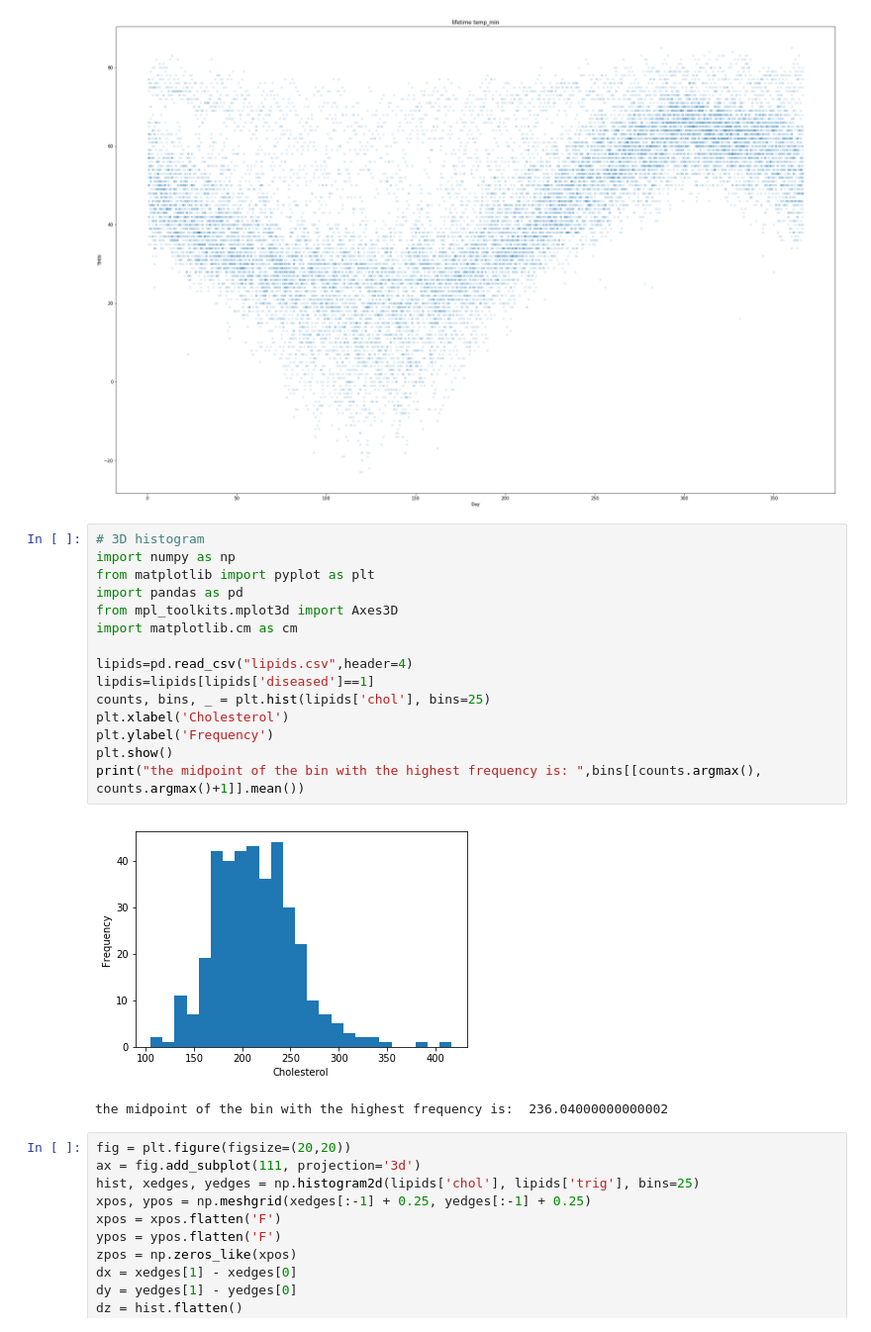
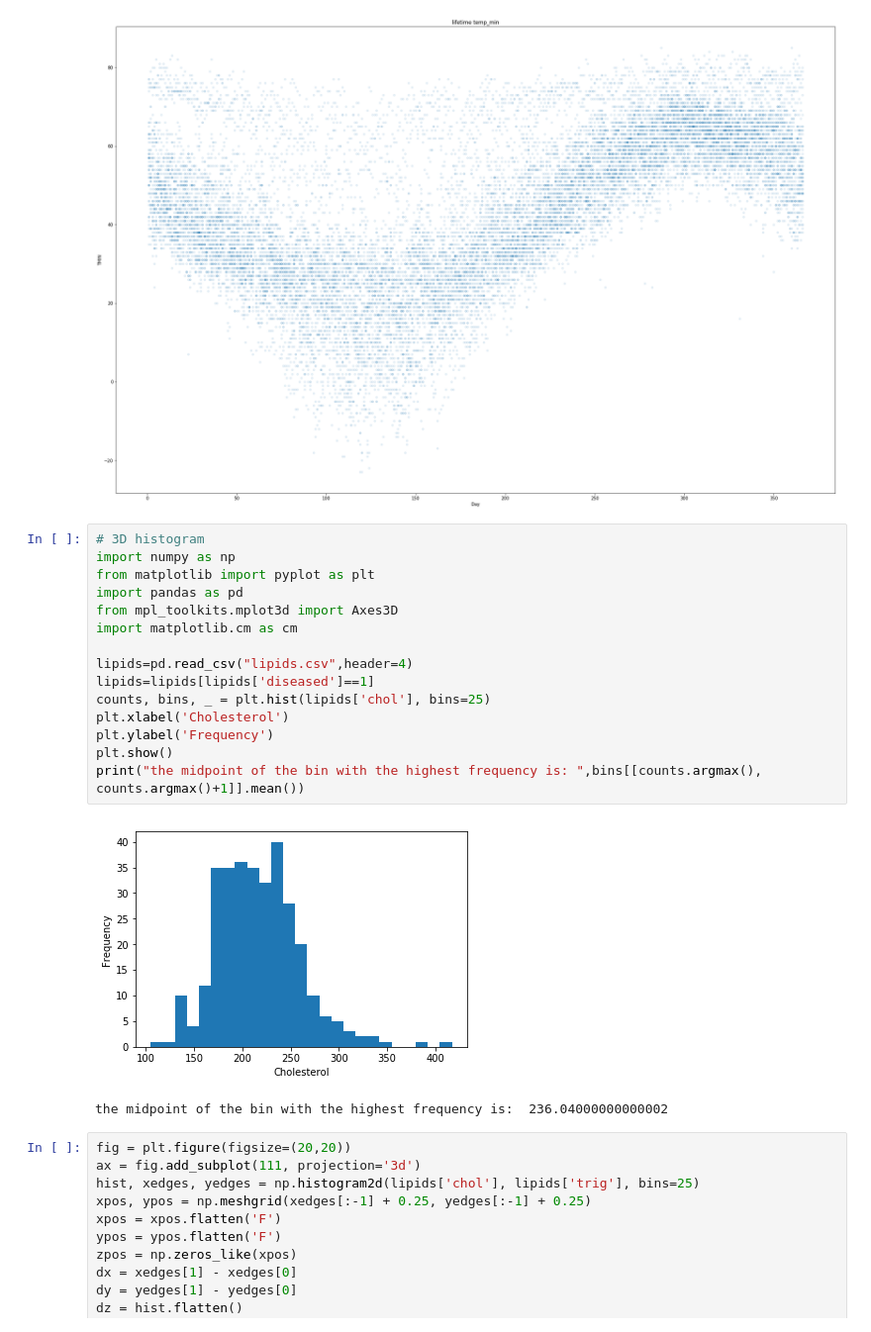
Before and after one commit to SYuan98/BootCamp2018, a Jupyter notebook: ProbSets/Comp/ProbSet2/DataVis_probset.ipynb, the cells around one changed output. Shown at 99% size. Drawn from its saved outputs; the diff is of its cells as text.

```diff
--- a/ProbSets/Comp/ProbSet2/DataVis_probset.ipynb
+++ b/ProbSets/Comp/ProbSet2/DataVis_probset.ipynb
@@ -92,20 +85,20 @@ result1.plot(kind="scatter",x="Day",y="TMIN",title="lifetime temp_min",figsize=(
 # %%
 # 3D histogram
 import numpy as np
 from matplotlib import pyplot as plt
 import pandas as pd
 from mpl_toolkits.mplot3d import Axes3D
 import matplotlib.cm as cm
 
 lipids=pd.read_csv("lipids.csv",header=4)
-lipdis=lipids[lipids['diseased']==1]
+lipids=lipids[lipids['diseased']==1]
 counts, bins, _ = plt.hist(lipids['chol'], bins=25)
 plt.xlabel('Cholesterol')
 plt.ylabel('Frequency')
 plt.show()
 print("the midpoint of the bin with the highest frequency is: ",bins[[counts.argmax(), counts.argmax()+1]].mean())
 # %% [output]
-[figure, old version]
+[figure, new version]
 the midpoint of the bin with the highest frequency is:  236.04000000000002
 # %%
 fig = plt.figure(figsize=(20,20))
```
Also changed, not shown: parts of 5 cells of this notebook, 20 other files.
